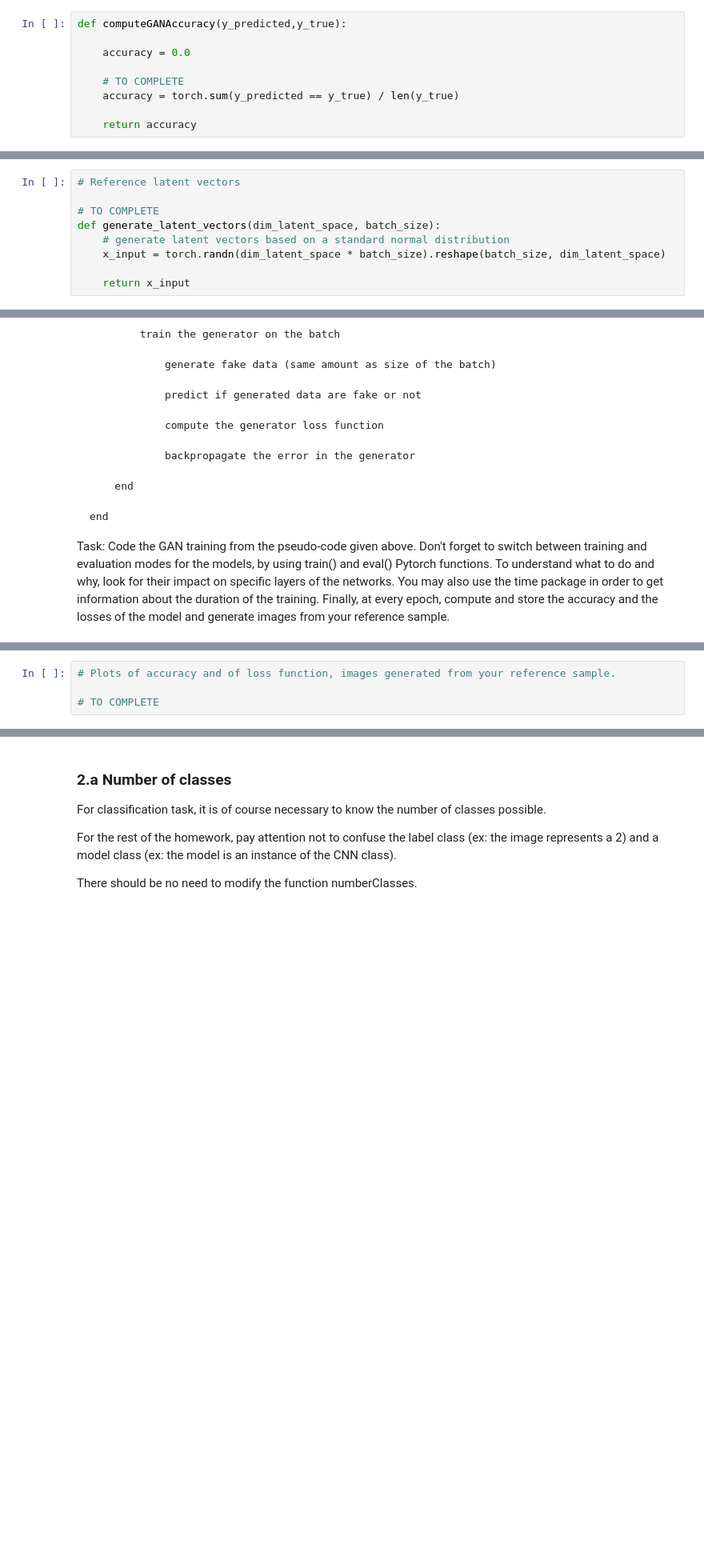
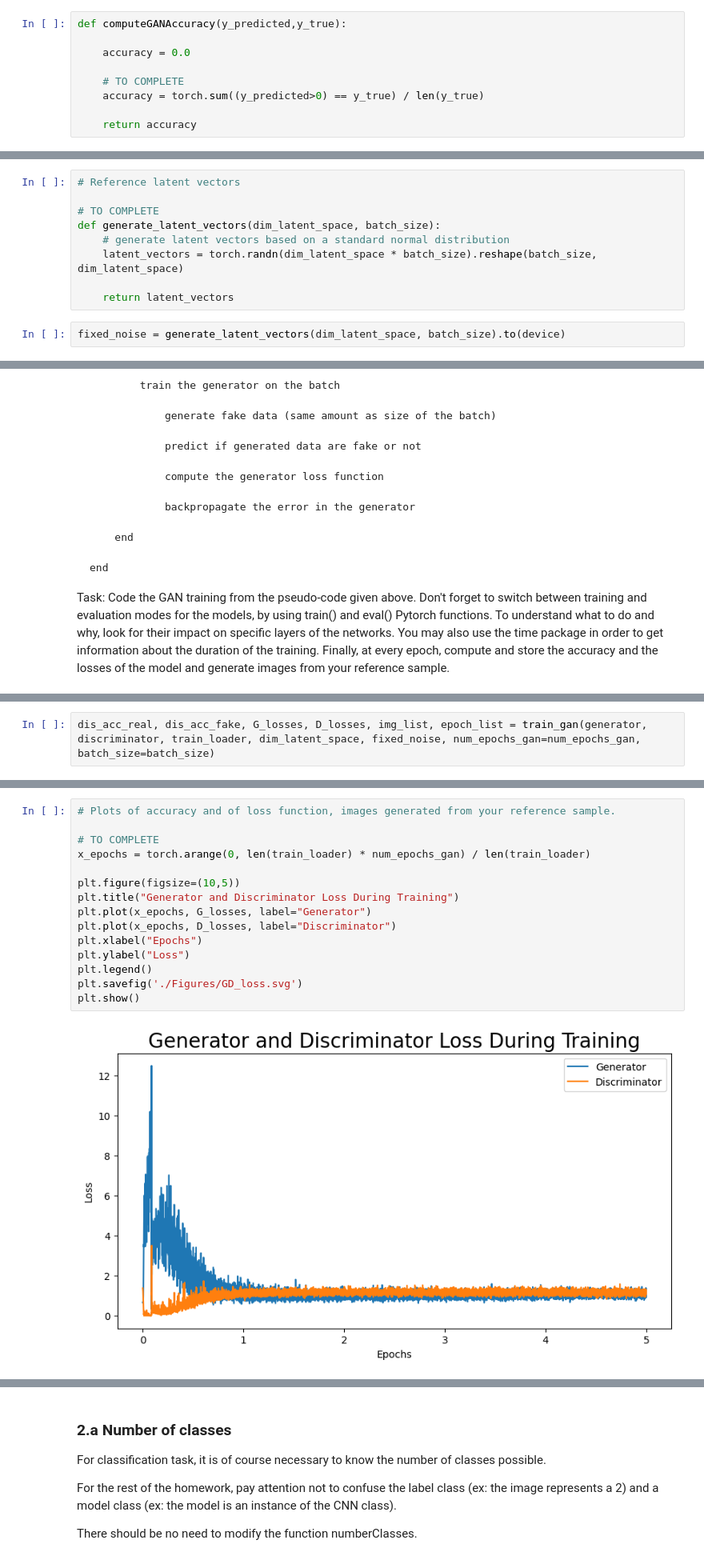
Before and after one commit to Pietro-Gavazzi/linma2472-project, a Jupyter notebook: project3/pietro.ipynb, the cells around one changed output, grey strips where cells are left out. Shown: that part at 80% size. Cells and saved outputs as stored; diff of their text form; blank space fills up the shorter version.

```diff
--- a/project3/pietro.ipynb
+++ b/project3/pietro.ipynb
@@ -436,7 +447,7 @@ def computeGANAccuracy(y_predicted,y_true):
     accuracy = 0.0
 
     # TO COMPLETE
-    accuracy = torch.sum(y_predicted == y_true) / len(y_true)
+    accuracy = torch.sum((y_predicted>0) == y_true) / len(y_true)
 
     return accuracy
 # %% [markdown]
@@ -474,9 +485,11 @@ Task: Define a sample of reference latent vectors.
 # TO COMPLETE
 def generate_latent_vectors(dim_latent_space, batch_size):
     # generate latent vectors based on a standard normal distribution
-    x_input = torch.randn(dim_latent_space * batch_size).reshape(batch_size, dim_latent_space)
+    latent_vectors = torch.randn(dim_latent_space * batch_size).reshape(batch_size, dim_latent_space)
 
-    return x_input
+    return latent_vectors
+# %%
+fixed_noise = generate_latent_vectors(dim_latent_space, batch_size).to(device)
 # %% [markdown]
 ### 1.h Training and testing the GAN
 This is finally the core part of this section: training your GAN.
@@ -546,0 +635,2 @@ Task: Make those plots, as clean and readable as possible.
+# %%
+dis_acc_real, dis_acc_fake, G_losses, D_losses, img_list, epoch_list = train_gan(generator, discriminator, train_loader, dim_latent_space, fixed_noise, num_epochs_gan=num_epochs_gan, batch_size=batch_size)
@@ -547,4 +684,17 @@ Task: Make those plots, as clean and readable as possible.
 # %%
 # Plots of accuracy and of loss function, images generated from your reference sample.
 
 # TO COMPLETE
+x_epochs = torch.arange(0, len(train_loader) * num_epochs_gan) / len(train_loader)
+
+plt.figure(figsize=(10,5))
+plt.title("Generator and Discriminator Loss During Training")
+plt.plot(x_epochs, G_losses, label="Generator")
+plt.plot(x_epochs, D_losses, label="Discriminator")
+plt.xlabel("Epochs")
+plt.ylabel("Loss")
+plt.legend()
+plt.savefig('./Figures/GD_loss.svg')
+plt.show()
+# %% [output]
+[figure, added]
```
Also changed, not shown: parts of 31 cells of this notebook, 2 other files.
